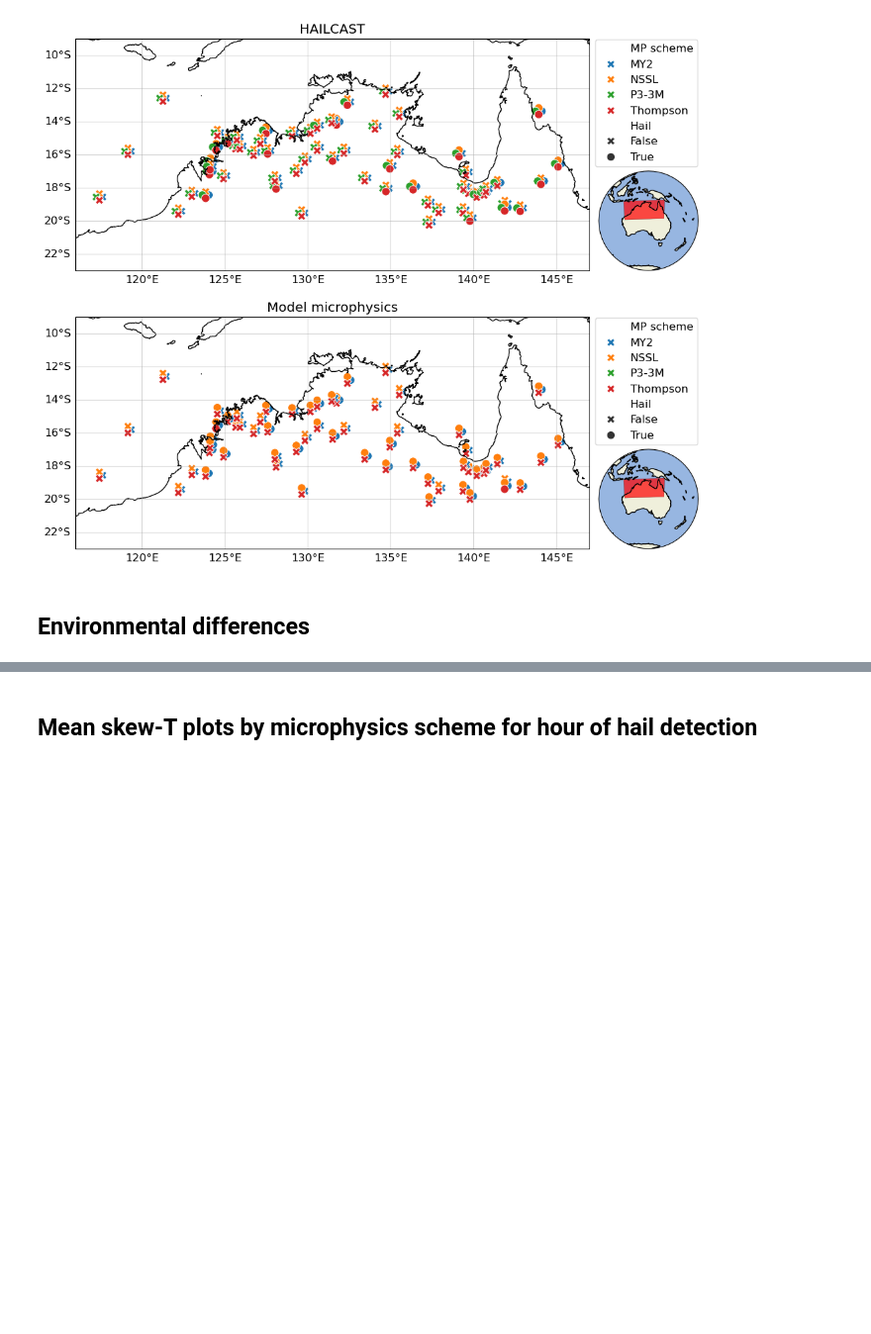
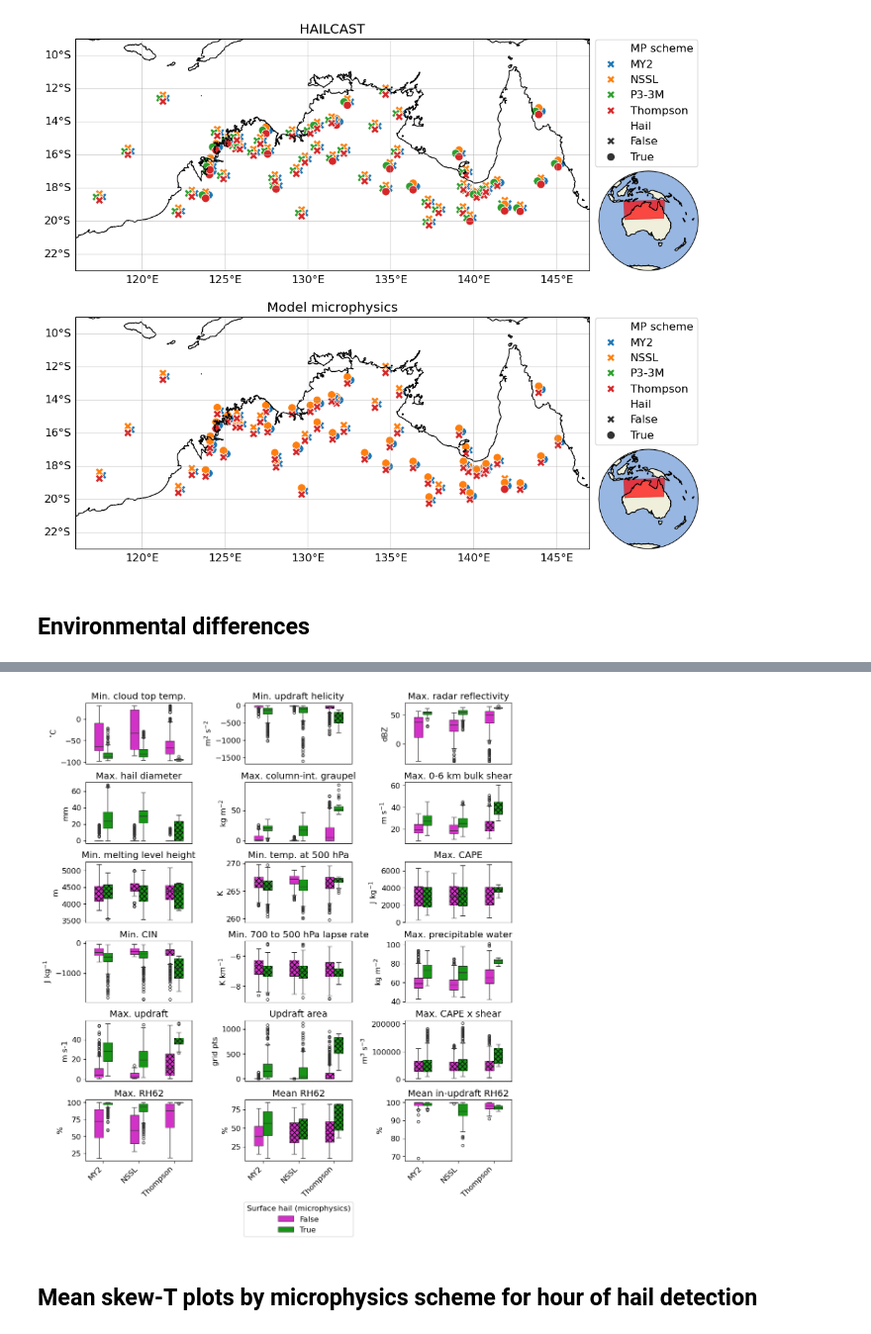
Before and after one commit to traupach/aus_tropics_hail, a Jupyter notebook: analysis/aus_tropics_hail.ipynb, the cells around one changed output, grey strips where cells are left out. Shown at 99% size. Drawn from its saved outputs; the diff is of its cells as text; code cells hidden in the pictures; blank space fills up the shorter version.

```diff
--- a/analysis/aus_tropics_hail.ipynb
+++ b/analysis/aus_tropics_hail.ipynb
@@ -513,11 +367,14 @@ nh.plot_extrema(
 # %%
 nh.plot_extrema(
     mins=spatial_mins,
     maxes=spatial_maxes,
     counts=spatial_counts,
+    means=spatial_means,
     hail_indicator='microphysics',
     file='paper/supplementary/mins_maxes_microphysics.pdf',
 )
+# %% [output]
+[figure, added]
 # %% [markdown]
 ## Mean skew-T plots by microphysics scheme for hour of hail detection
 # %%
```
Also changed, not shown: parts of 16 cells of this notebook, 20 other files.
